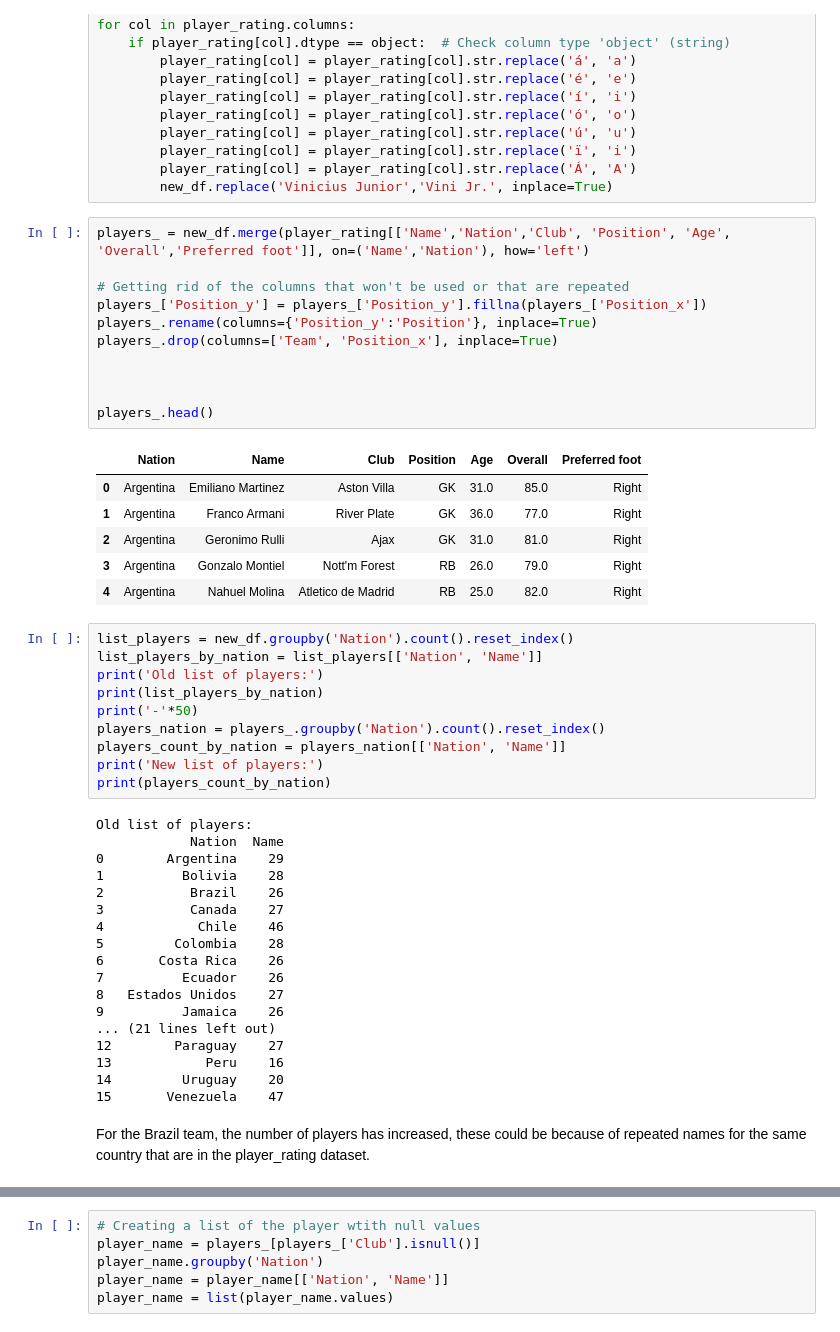
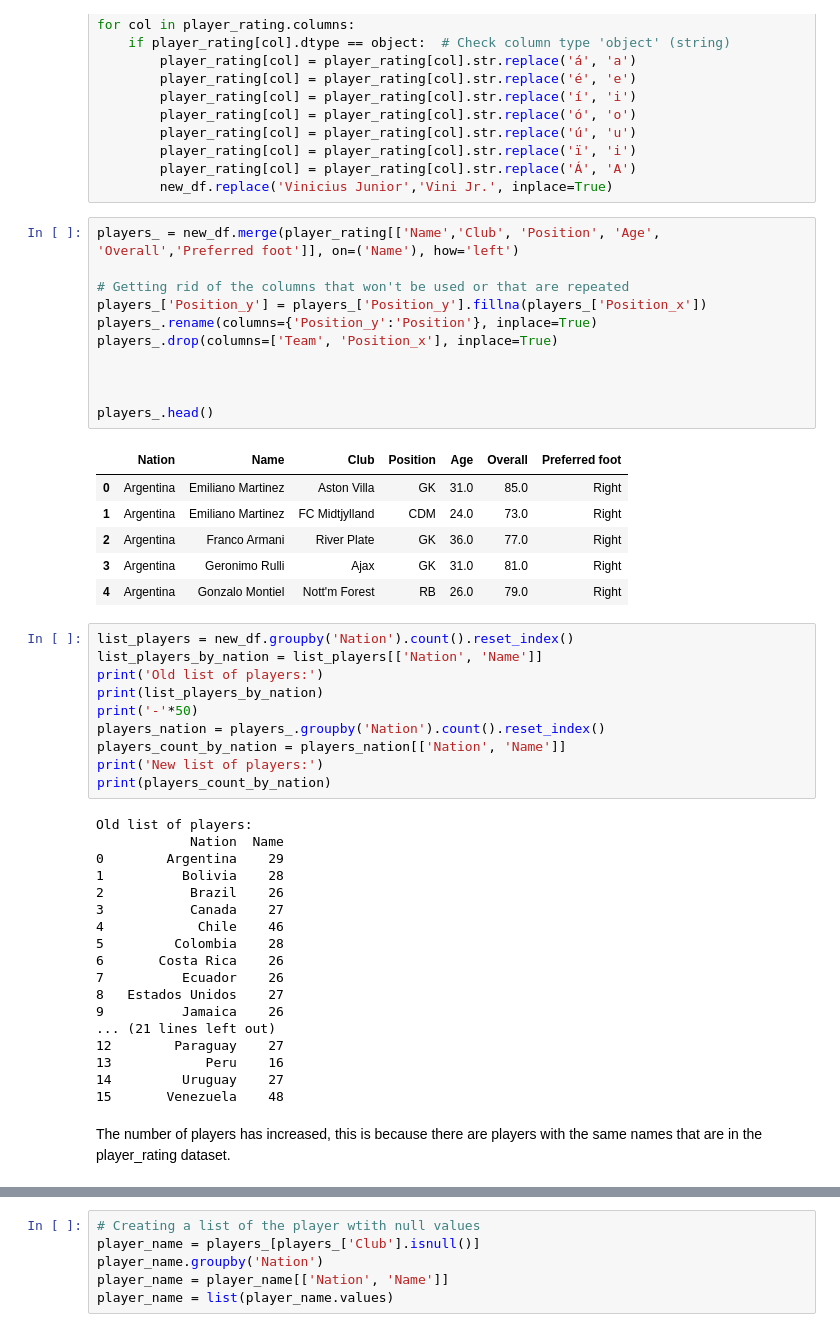
Before and after one commit to arielwendichansky/Copa-America-Model-2024, a Jupyter notebook: Copa_America_final_project.ipynb, the cells around one changed output, grey strips where cells are left out. Saved outputs shown, nothing was run; the diff lists cells and outputs as text.

```diff
--- a/Copa_America_final_project.ipynb
+++ b/Copa_America_final_project.ipynb
@@ -854,23 +877,23 @@ for col in player_rating.columns:
         player_rating[col] = player_rating[col].str.replace('Á', 'A')
         new_df.replace('Vinicius Junior','Vini Jr.', inplace=True)
 # %%
-players_ = new_df.merge(player_rating[['Name','Nation','Club', 'Position', 'Age', 'Overall','Preferred foot']], on=('Name','Nation'), how='left')
+players_ = new_df.merge(player_rating[['Name','Club', 'Position', 'Age', 'Overall','Preferred foot']], on=('Name'), how='left')
 
 # Getting rid of the columns that won't be used or that are repeated
 players_['Position_y'] = players_['Position_y'].fillna(players_['Position_x'])
 players_.rename(columns={'Position_y':'Position'}, inplace=True)
 players_.drop(columns=['Team', 'Position_x'], inplace=True)
 
 
 
 players_.head()
 # %% [output]
 |  | Nation | Name | Club | Position | Age | Overall | Preferred foot |
 | 0 | Argentina | Emiliano Martinez | Aston Villa | GK | 31.0 | 85.0 | Right |
-| 1 | Argentina | Franco Armani | River Plate | GK | 36.0 | 77.0 | Right |
-| 2 | Argentina | Geronimo Rulli | Ajax | GK | 31.0 | 81.0 | Right |
-| 3 | Argentina | Gonzalo Montiel | Nott'm Forest | RB | 26.0 | 79.0 | Right |
-| 4 | Argentina | Nahuel Molina | Atletico de Madrid | RB | 25.0 | 82.0 | Right |
+| 1 | Argentina | Emiliano Martinez | FC Midtjylland | CDM | 24.0 | 73.0 | Right |
+| 2 | Argentina | Franco Armani | River Plate | GK | 36.0 | 77.0 | Right |
+| 3 | Argentina | Geronimo Rulli | Ajax | GK | 31.0 | 81.0 | Right |
+| 4 | Argentina | Gonzalo Montiel | Nott'm Forest | RB | 26.0 | 79.0 | Right |
 # %%
 list_players = new_df.groupby('Nation').count().reset_index()
 list_players_by_nation = list_players[['Nation', 'Name']]
@@ -897,10 +920,10 @@ Old list of players:
 ... (21 lines left out)
 12        Paraguay    27
 13            Peru    16
-14         Uruguay    20
-15       Venezuela    47
+14         Uruguay    27
+15       Venezuela    48
 # %% [markdown]
-For the Brazil team, the number of players has increased, these could be because of repeated names for the same country that are in the player_rating dataset.
+The number of players has increased, this is because there are players with the same names that are in the player_rating dataset.
 # %%
 # Checking all the Brazilian players
 players_[players_.Nation=='Brazil']
```
Also changed, not shown: parts of 59 cells of this notebook.
